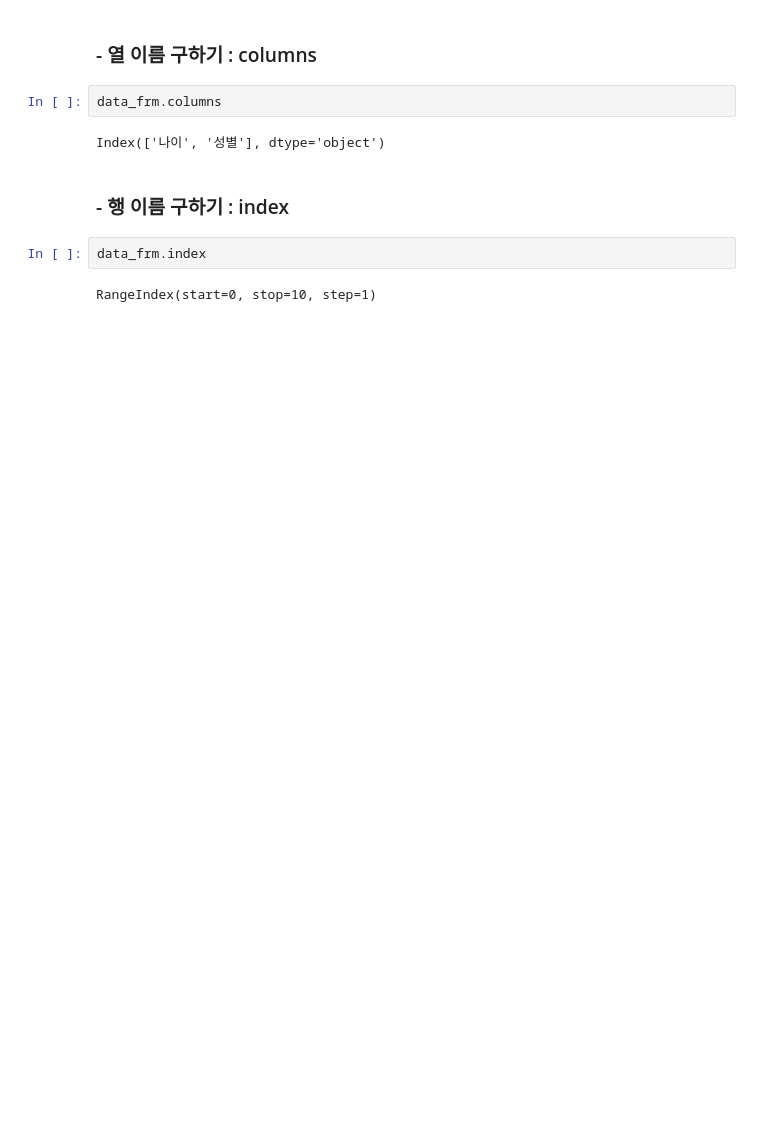
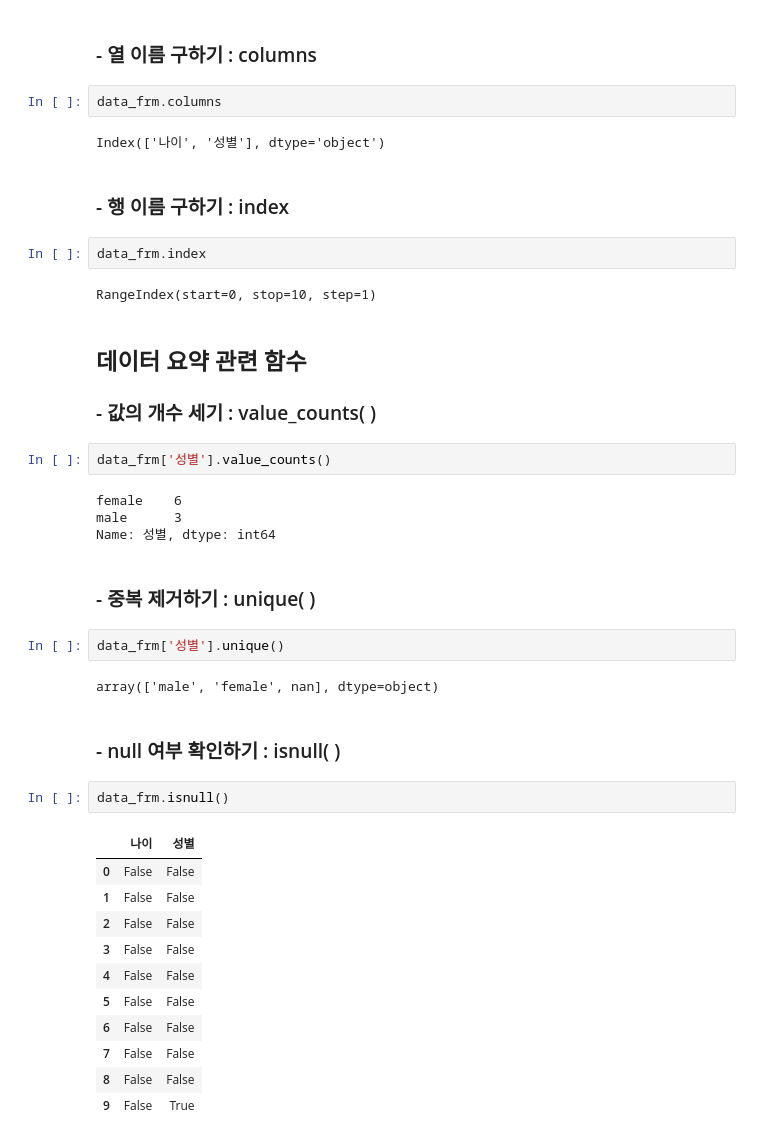
Before and after one commit to eseulLee/python, a Jupyter notebook: study_part02_02.ipynb, the cells around one changed output. Drawn from its saved outputs; the diff is of its cells as text; blank space fills up the shorter version.

```diff
--- a/study_part02_02.ipynb
+++ b/study_part02_02.ipynb
@@ -590,3 +590,35 @@ Index(['나이', '성별'], dtype='object')
 data_frm.index
 # %% [output]
 RangeIndex(start=0, stop=10, step=1)
+# %% [markdown]
+## 데이터 요약 관련 함수
+
+### - 값의 개수 세기 : value_counts( )
+# %%
+data_frm['성별'].value_counts()
+# %% [output]
+female    6
+male      3
+Name: 성별, dtype: int64
+# %% [markdown]
+### - 중복 제거하기 : unique( )
+# %%
+data_frm['성별'].unique()
+# %% [output]
+array(['male', 'female', nan], dtype=object)
+# %% [markdown]
+### - null 여부 확인하기 : isnull( )
+# %%
+data_frm.isnull()
+# %% [output]
+|  | 나이 | 성별 |
+| 0 | False | False |
+| 1 | False | False |
+| 2 | False | False |
+| 3 | False | False |
+| 4 | False | False |
+| 5 | False | False |
+| 6 | False | False |
+| 7 | False | False |
+| 8 | False | False |
+| 9 | False | True |
```
Also changed, not shown: parts of 9 cells of this notebook.
